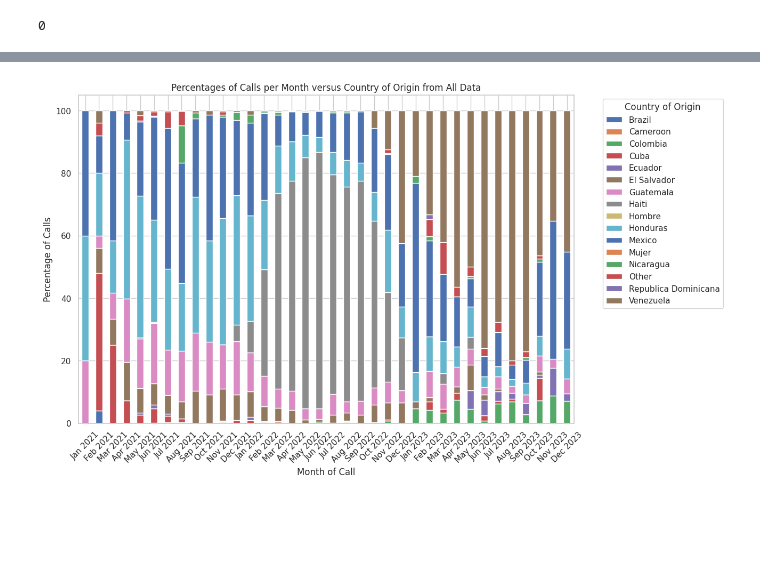
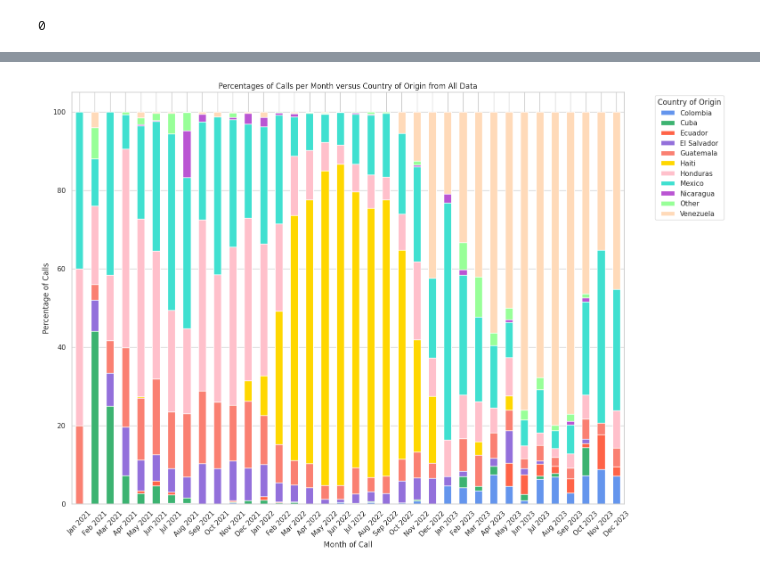
Before and after one commit to jacobgrimm/LA-Complete-Covid-Datat, a Jupyter notebook: examine_full_data.ipynb, the cells around one changed output, grey strips where cells are left out. Drawn from its saved outputs; the diff is of its cells as text; code cells hidden in the pictures; blank space fills up the shorter version.

```diff
--- a/examine_full_data.ipynb
+++ b/examine_full_data.ipynb
@@ -75,6 +75,8 @@ df['Total Family Members'].sum()
 df['LGBTQ+'] = df['LGBTQ+'].replace(False, "No")
 df['LGBTQ+'] = df['LGBTQ+'].replace(True, "Si")
 df['LGBTQ+'] = df['LGBTQ+'].replace("Prefiero no decir", "Unknown")
+df['LGBTQ+'] = df['LGBTQ+'].replace( "Mi niño es ciudadano estadounidense nacio el 14 de abril de 2017 en el hospital Mission  en Alton texas.","Unknown")
+
 
 df['LGBTQ+'].value_counts()
 # %% [output]
@@ -106,7 +107,9 @@ country_mapping = {
     'Nicaragua': 'Nicaragua',
     'venezuela' : 'Venezuela',
     'Otro': 'Other',
-    "mexico": "Mexico"
+    "mexico": "Mexico",
+    "Mujer" : "Other",
+    "Hombre" : "Other"
 }
 
 
@@ -115,14 +118,21 @@ df["Country of Origin"] = df["Country of Origin"].replace(country_mapping).str.s
 
 category_counts = df['Country of Origin'].value_counts()
 print(category_counts)
+lowest_categories = category_counts.nsmallest(6).index.tolist()
+
+# Combine them into "Other"
+category_counts['Other'] = category_counts[lowest_categories].sum()
+category_counts = category_counts.drop(lowest_categories)
+category_counts = category_counts.sort_values(ascending=False)
+
 
 # Create a pie chart using matplotlib.pyplot
-plt.figure(figsize=(8, 8))
+plt.figure(figsize=(12, 12))
 plt.pie(category_counts, labels=category_counts.index, autopct='%1.1f%%', startangle=90, colors=plt.cm.Set3.colors)
 
 # Customize the plot using Seaborn style
 sns.set(style="whitegrid")
-plt.title('Percentages of Countries of Origin per Group for LAMX Data + CBP ONE (2/2/21-12/31/2023)')
+plt.title('Country of Origin in LAMX Data + CBP ONE (1/1/21-12/31/2023)')
 
 # Show the plot
 plt.show()
@@ -191,35 +199,42 @@ def replace_dates_before(date):
         return start_date
     else:
         return date
 
 
 df['Date'] = df['Date'].apply(replace_dates_before)
 # Step 3: Extract month from 'Date of Appt' column
 df['Month'] = df['Date'].dt.month
 df['Year'] = df['Date'].dt.year
 
+value_counts = df['Country of Origin'].value_counts()
+
+# Get values occurring less than 5 times
+values_to_replace = value_counts[value_counts < 5].index.tolist()
+
+# Replace values with 'Other'
+df['Country of Origin'] = df['Country of Origin'].replace(values_to_replace, 'Other')
 
 
 # Step 4: Group data by month and country of origin
 grouped = df.groupby(['Year', 'Month', 'Country of Origin']).size().unstack(fill_value=0)
 # Step 5: Calculate percentage of each country of origin within each month group
 percentages = grouped.div(grouped.sum(axis=1), axis=0) * 100
 '''cmap = plt.cm.gist_rainbow
 norm = mpl.colors.Normalize(vmin=0, vmax=len(percentages) - 1)
 colors = [cmap(norm(i)) for i in range(len(percentages))]
 '''
 
 # Step 6: Plot the bar graph
-ax = percentages.plot(kind='bar', stacked=True,figsize=(12, 8))
+ax = percentages.plot(kind='bar', stacked=True,figsize=(16, 12), color=['#6495ED', '#3CB371','#FF6347', '#9370DB', '#FA8072', '#FFD700', '#FFC0CB','#40E0D0','#BA55D3','#98FF98','#FFDAB9'])
 plt.xlabel('Month of Call')
 plt.ylabel('Percentage of Calls')
 plt.title('Percentages of Calls per Month versus Country of Origin from All Data')
 plt.legend(title='Country of Origin', bbox_to_anchor=(1.05, 1), loc='upper left')
 plt.xticks(range(len(percentages)), [f"{calendar.month_abbr[int(month)]} {int(year)}" for year, month in percentages.index], rotation=45)
 #plt.tight_layout()
 plt.show()
 # %% [output]
-[figure, old version]
+[figure, new version]
 # %%
 ###LGBTQ by Country Graph###
 unknowns_removed = df[df["LGBTQ+"] != "Unknown"]
```
Also changed, not shown: parts of 8 cells of this notebook, 8 other files.
